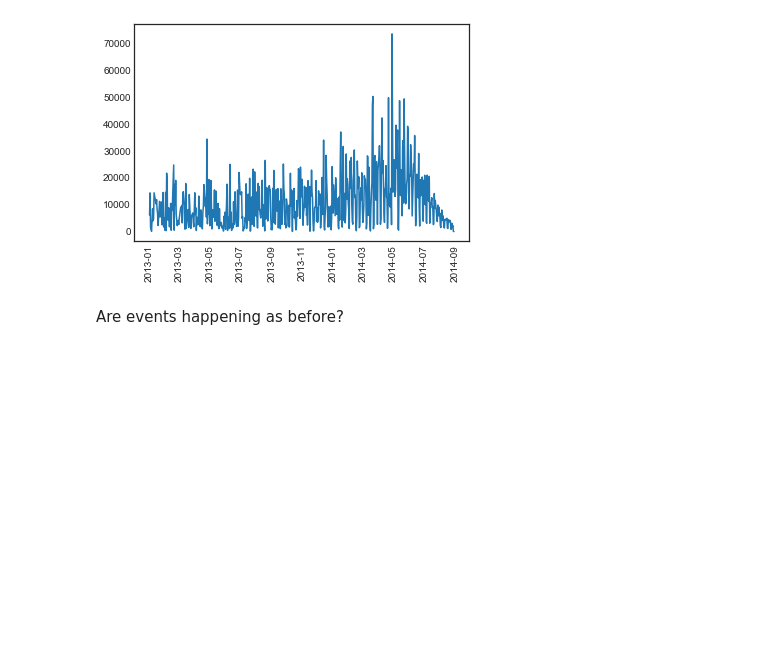
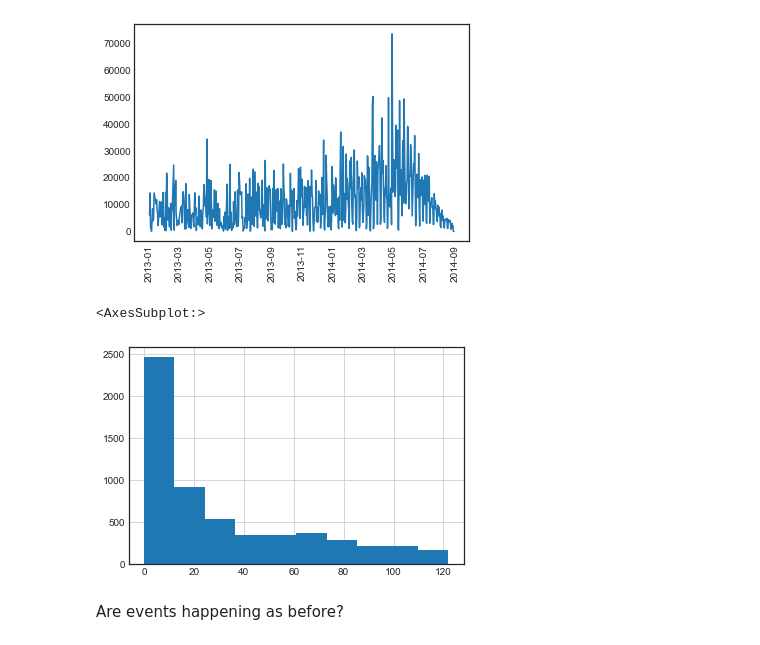
Before and after one commit to chiaracapuano/customercliffdive, a Jupyter notebook: ccd.ipynb, the cells around one changed output. Saved outputs shown, nothing was run; the diff lists cells and outputs as text; code cells hidden in the pictures; blank space fills up the shorter version.

```diff
--- a/ccd.ipynb
+++ b/ccd.ipynb
@@ -63,6 +63,21 @@ plt.xlabel("")
 plt.show()
 # %% [output]
 [figure]
+# %%
+df_avg_eng = df[df['event_name'] == 'login']
+df_max = df_avg_eng.groupby('user_id')['occurred_at_usr_events'].max()
+df_max = df_max.reset_index()
+df_min = df_avg_eng.groupby('user_id')['occurred_at_usr_events'].min()
+df_min = df_min.reset_index()
+
+df_avg = df_max.merge(df_min, on= 'user_id', suffixes = ('_max', '_min'))
+df_avg['time_diff'] = df_avg['occurred_at_usr_events_max'] - df_avg['occurred_at_usr_events_min']
+
+df_avg['time_diff'] = df_avg['time_diff'].dt.days.astype(int)
+df_avg['time_diff'].hist()
+# %% [output]
+<AxesSubplot:>
+[figure, added]
 # %% [markdown]
 Are events happening as before?
 # %%
```
